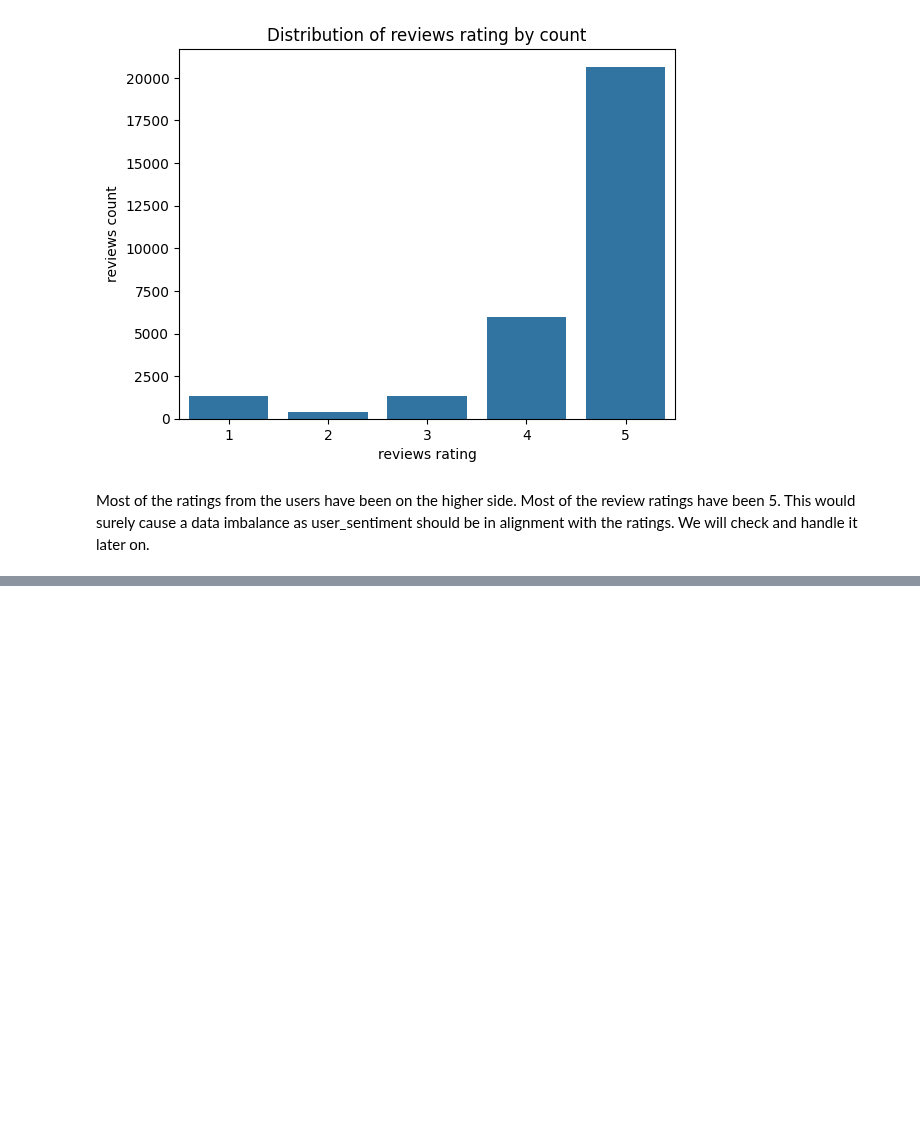
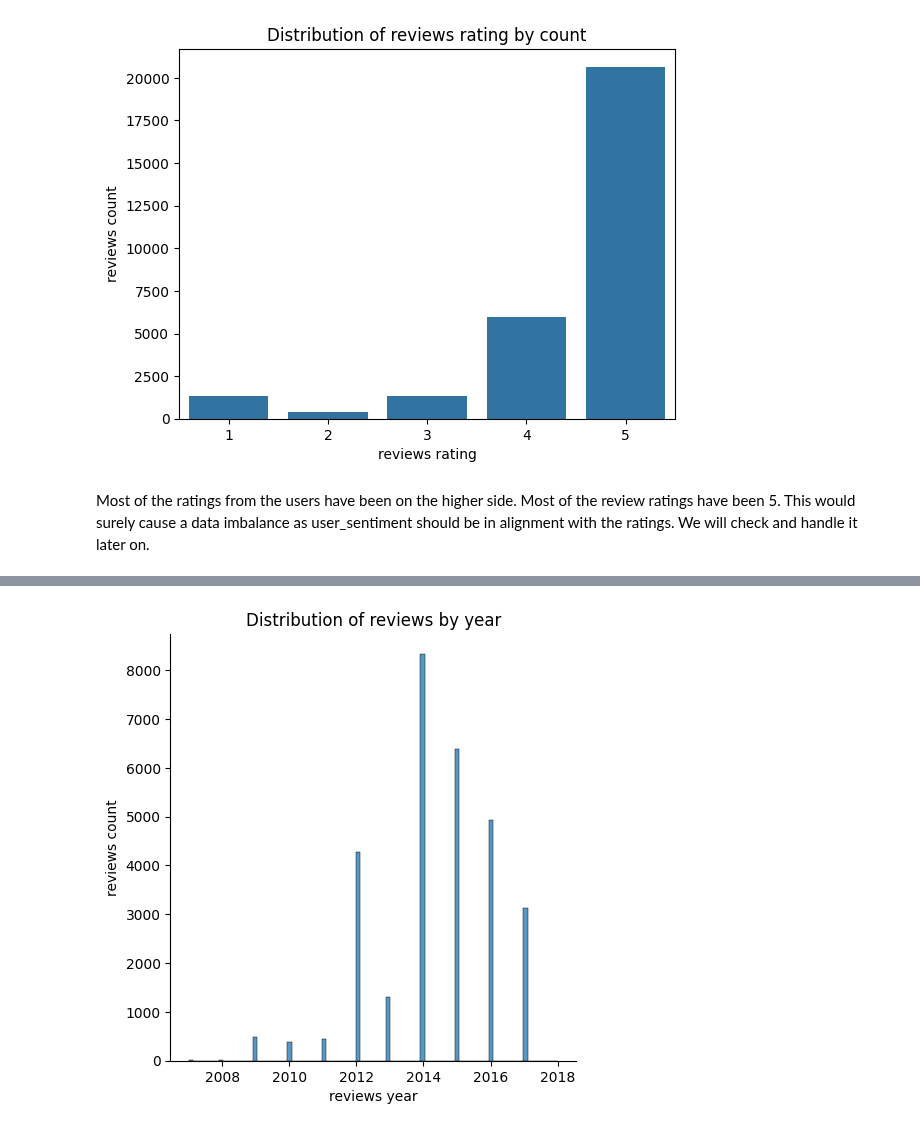
Before and after one commit to bharathsanjai/sentiment-based-product-recommendation-system, a Jupyter notebook: Recommendation_System_Notebook.ipynb, the cells around one changed output, grey strips where cells are left out. Cells and saved outputs as stored; diff of their text form; code cells hidden in the pictures; blank space fills up the shorter version.

```diff
--- a/Recommendation_System_Notebook.ipynb
+++ b/Recommendation_System_Notebook.ipynb
@@ -363,0 +409,2 @@ Most of the ratings from the users have been on the higher side. Most of the rev
+# %%
+df_clean['reviews_date'] = pd.to_datetime(df_clean['reviews_date'], errors='coerce')
@@ -363,0 +432,6 @@ Most of the ratings from the users have been on the higher side. Most of the rev
+# %%
+# Creating a distribution plot based on reviews year
+sns.displot(data=df_clean, x=df_clean.reviews_date.dt.year).set(title="Distribution of reviews by year", xlabel="reviews year", ylabel="reviews count")
+plt.show()
+# %% [output]
+[figure, added]
```
Also changed, not shown: parts of 34 cells of this notebook.
